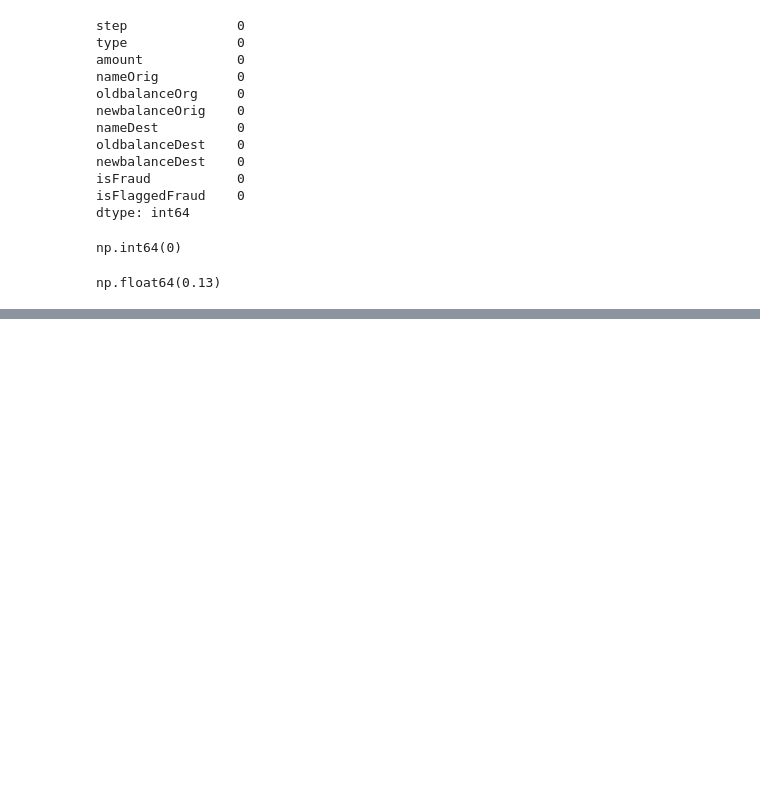
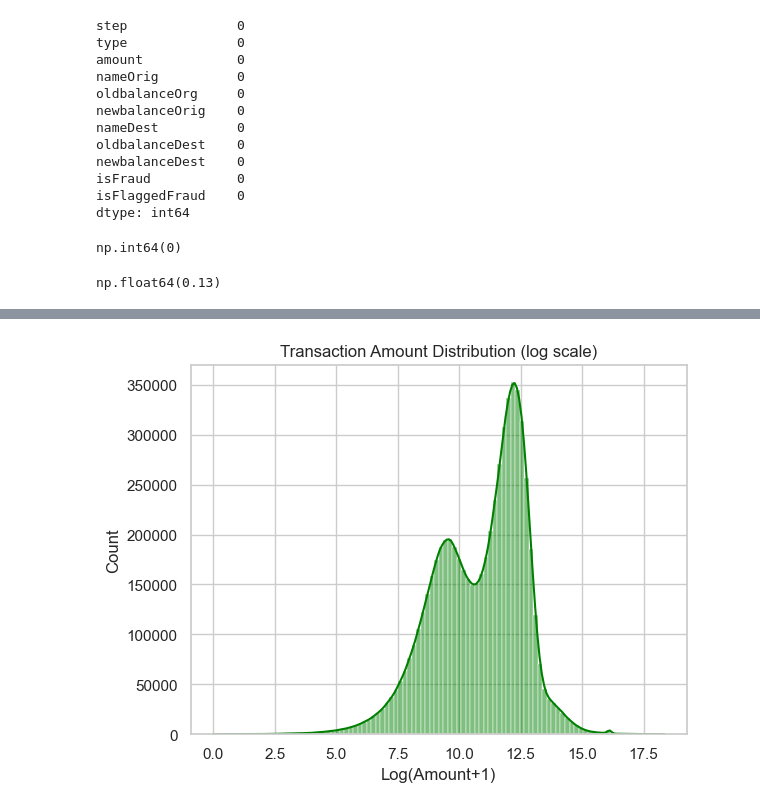
Before and after one commit to KeyaRaniMondal/Learning-AI-ML-AI-Agents, a Jupyter notebook: ML Projects/fraudDetectionUsingML.ipynb, the cells around one changed output, grey strips where cells are left out. Drawn from its saved outputs; the diff is of its cells as text; code cells hidden in the pictures; blank space fills up the shorter version.

```diff
--- a/ML Projects/fraudDetectionUsingML.ipynb
+++ b/ML Projects/fraudDetectionUsingML.ipynb
@@ -92,0 +121,11 @@ np.float64(0.13)
+# %%
+#This is Seaborn’s function to draw a histogram (frequency plot) of values.
+sns.histplot(np.log1p(dataset["amount"]),bins=100,kde=True,color="green")
+#np.log1p(dataset["amount"]) → the transformed transaction amounts.np.log1p(x) computes log(x + 1)
+#bins=100 → split the range into 100 intervals.
+#kde=True → add a smooth KDE (Kernel Density Estimate) curve on top, showing the probability density
+plt.title("Transaction Amount Distribution (log scale)")
+plt.xlabel("Log(Amount+1)")
+plt.show()
+# %% [output]
+[figure, added]
```
Also changed, not shown: parts of 7 cells of this notebook.
